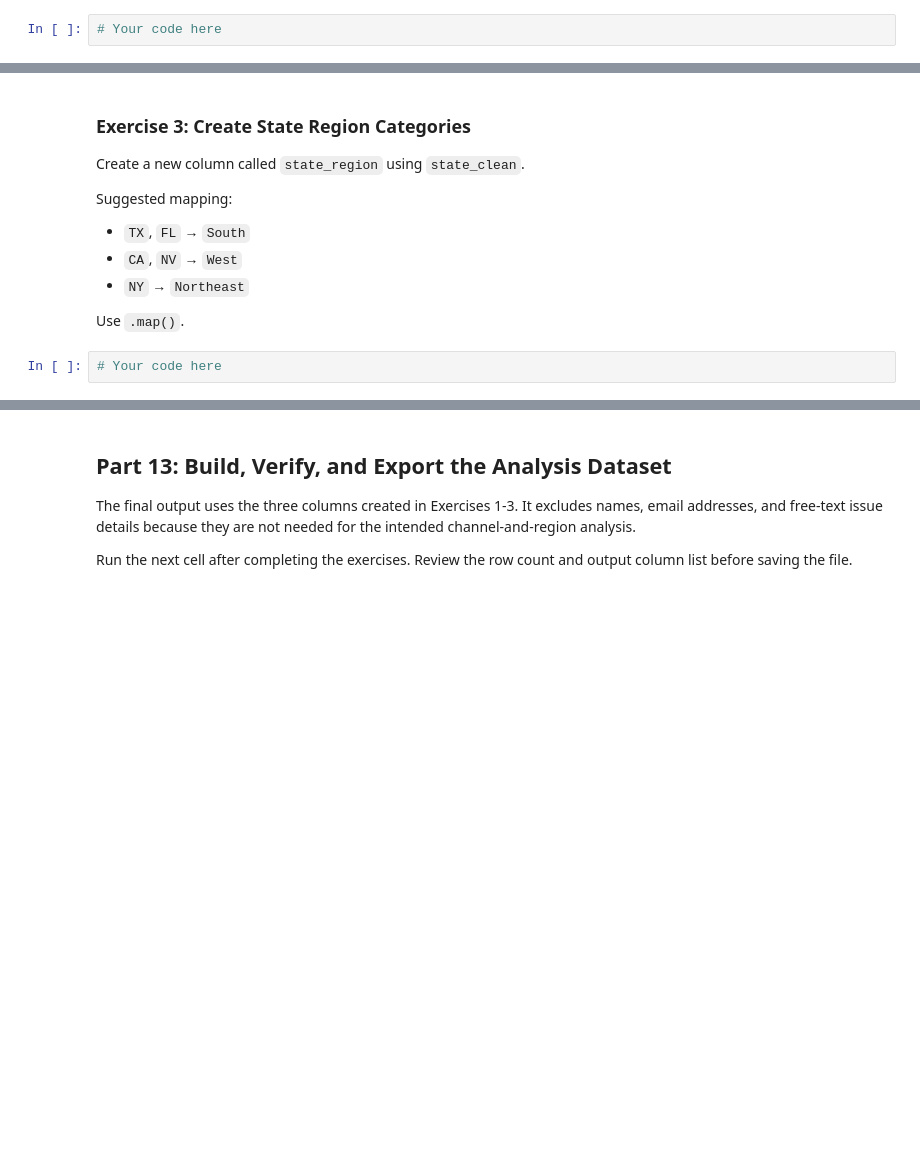
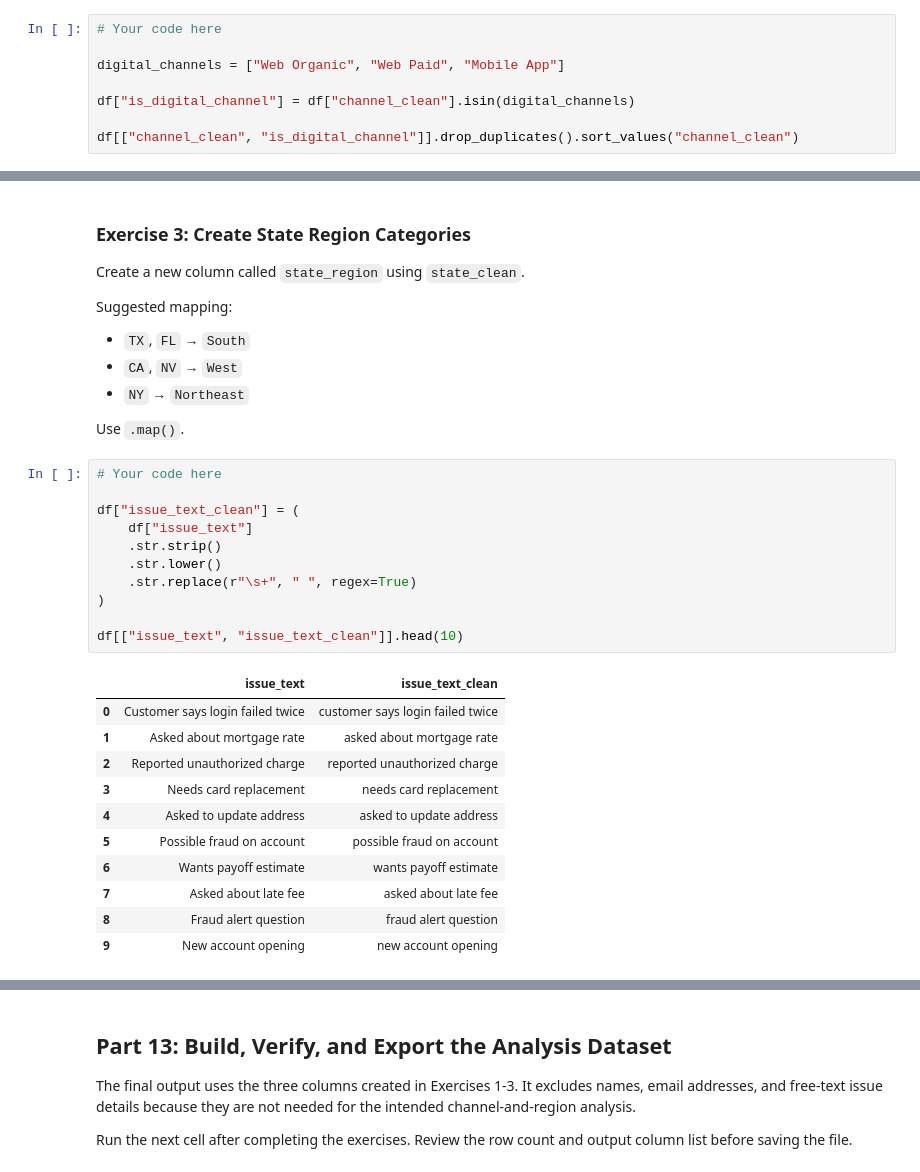
Before and after one commit to kalshaikhli/ban6003-week5-6-Karrar-Alshaikhli, a Jupyter notebook: notebooks/module6_string_categorical_guided_lab.ipynb, the cells around one changed output, grey strips where cells are left out. Saved outputs shown, nothing was run; the diff lists cells and outputs as text; blank space fills up the shorter version.

```diff
--- a/notebooks/module6_string_categorical_guided_lab.ipynb
+++ b/notebooks/module6_string_categorical_guided_lab.ipynb
@@ -352,3 +671,9 @@ Otherwise, set it to `False`.
 Hint: use `.isin()`.
 # %%
 # Your code here
+
+digital_channels = ["Web Organic", "Web Paid", "Mobile App"]
+
+df["is_digital_channel"] = df["channel_clean"].isin(digital_channels)
+
+df[["channel_clean", "is_digital_channel"]].drop_duplicates().sort_values("channel_clean")
@@ -366,3 +700,24 @@ Suggested mapping:
 Use `.map()`.
 # %%
 # Your code here
+
+df["issue_text_clean"] = (
+    df["issue_text"]
+    .str.strip()
+    .str.lower()
+    .str.replace(r"\s+", " ", regex=True)
+)
+
+df[["issue_text", "issue_text_clean"]].head(10)
+# %% [output]
+|  | issue_text | issue_text_clean |
+| 0 | Customer says login failed twice | customer says login failed twice |
+| 1 | Asked about mortgage rate | asked about mortgage rate |
+| 2 | Reported unauthorized charge | reported unauthorized charge |
+| 3 | Needs card replacement | needs card replacement |
+| 4 | Asked to update address | asked to update address |
+| 5 | Possible fraud on account | possible fraud on account |
+| 6 | Wants payoff estimate | wants payoff estimate |
+| 7 | Asked about late fee | asked about late fee |
+| 8 | Fraud alert question | fraud alert question |
+| 9 | New account opening | new account opening |
```
Also changed, not shown: parts of 26 cells of this notebook.
